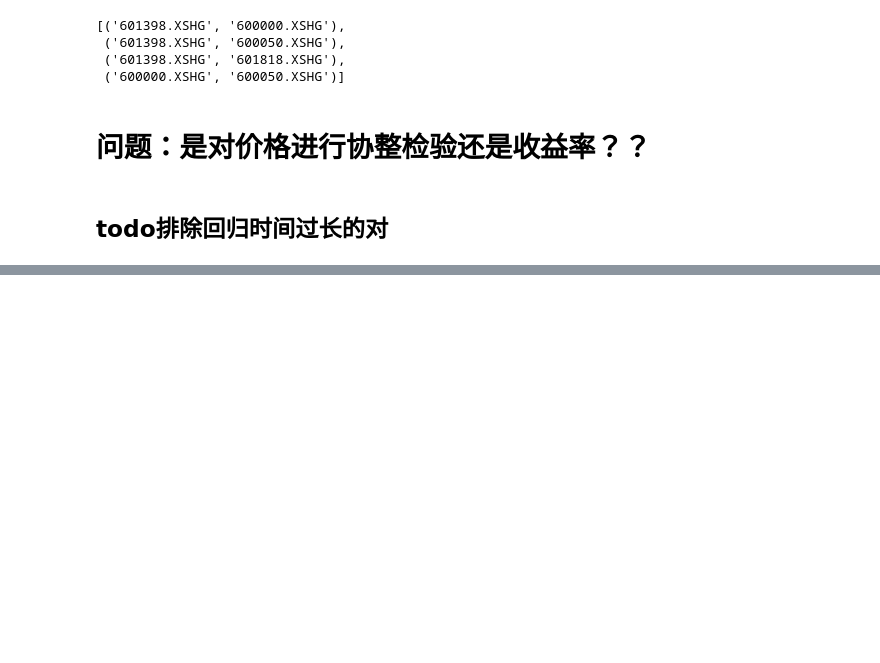
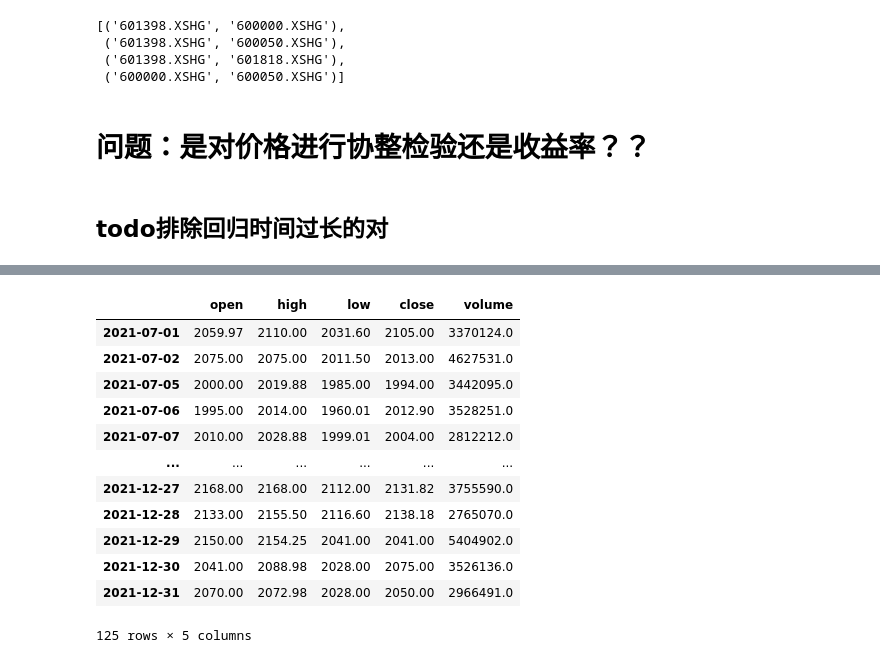
Before and after one commit to EvanHong99/GraduationProject_Fin, a Jupyter notebook: test.ipynb, the cells around one changed output, grey strips where cells are left out. Cells and saved outputs as stored; diff of their text form; code cells hidden in the pictures; blank space fills up the shorter version.

```diff
--- a/test.ipynb
+++ b/test.ipynb
@@ -456,0 +565,18 @@ Successfully installed backtrader-1.9.76.123
+# %%
+testdata=jqdatasdk.get_price(all_code[0],start_date='2021-07-01',end_date='2021-12-31',frequency='daily',fields=["open"	,"high"	,"low"	,"close"	,"volume"])
+# %%
+testdata
+# %% [output]
+|  | open | high | low | close | volume |
+| 2021-07-01 | 2059.97 | 2110.00 | 2031.60 | 2105.00 | 3370124.0 |
+| 2021-07-02 | 2075.00 | 2075.00 | 2011.50 | 2013.00 | 4627531.0 |
+| 2021-07-05 | 2000.00 | 2019.88 | 1985.00 | 1994.00 | 3442095.0 |
+| 2021-07-06 | 1995.00 | 2014.00 | 1960.01 | 2012.90 | 3528251.0 |
+| 2021-07-07 | 2010.00 | 2028.88 | 1999.01 | 2004.00 | 2812212.0 |
+| ... | ... | ... | ... | ... | ... |
+| 2021-12-27 | 2168.00 | 2168.00 | 2112.00 | 2131.82 | 3755590.0 |
+| 2021-12-28 | 2133.00 | 2155.50 | 2116.60 | 2138.18 | 2765070.0 |
+| 2021-12-29 | 2150.00 | 2154.25 | 2041.00 | 2041.00 | 5404902.0 |
+| 2021-12-30 | 2041.00 | 2088.98 | 2028.00 | 2075.00 | 3526136.0 |
+| 2021-12-31 | 2070.00 | 2072.98 | 2028.00 | 2050.00 | 2966491.0 |
+125 rows × 5 columns
```
Also changed, not shown: parts of 17 cells of this notebook, 8 other files.
